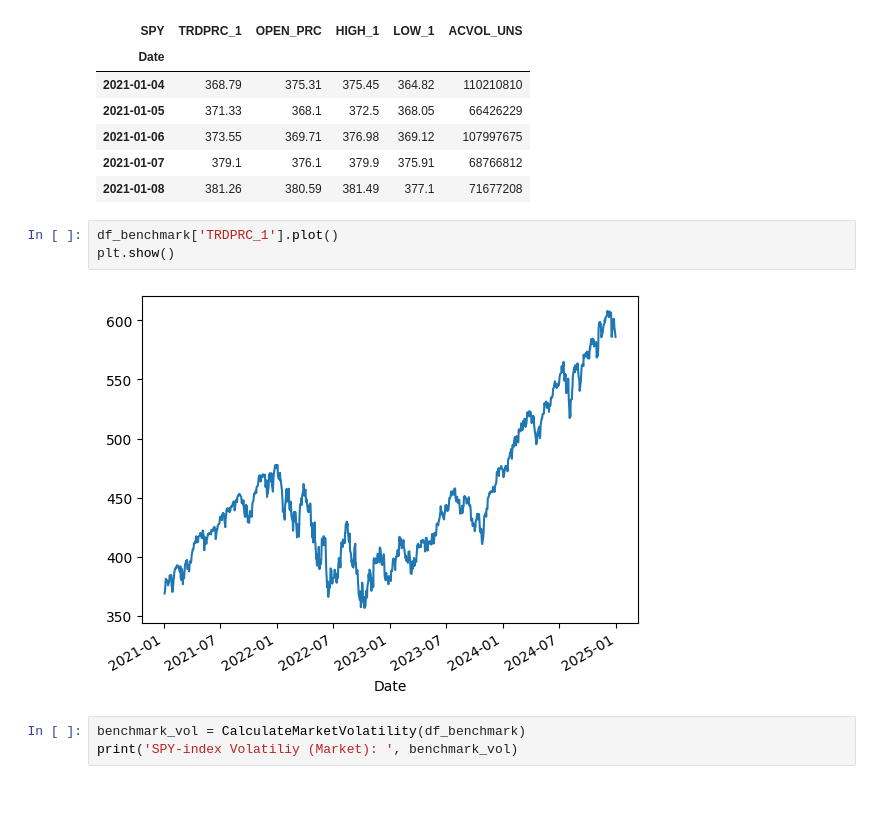
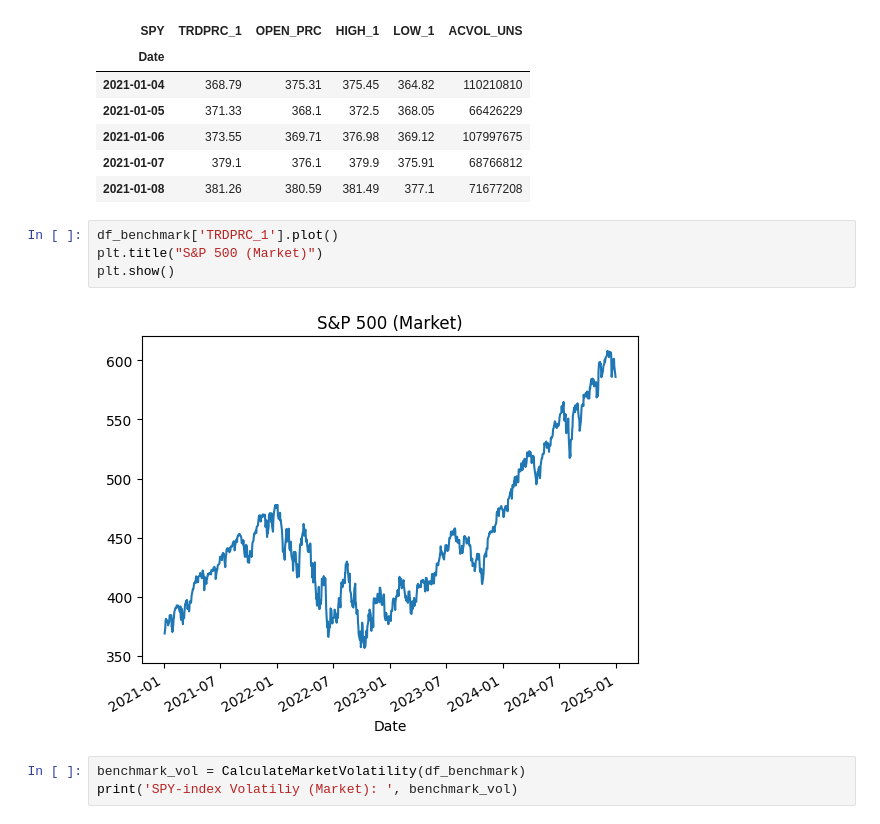
Before and after one commit to AlikMon88/ML-Pairs-Open, a Jupyter notebook: Research/research.ipynb, the cells around one changed output. Cells and saved outputs as stored; diff of their text form; blank space fills up the shorter version.

```diff
--- a/Research/research.ipynb
+++ b/Research/research.ipynb
@@ -529,9 +492,10 @@ df_benchmark.head(5)
 | 2021-01-08 | 381.26 | 380.59 | 381.49 | 377.1 | 71677208 |
 # %%
 df_benchmark['TRDPRC_1'].plot()
+plt.title("S&P 500 (Market)")
 plt.show()
 # %% [output]
-[figure, old version]
+[figure, new version]
 # %%
 benchmark_vol = CalculateMarketVolatility(df_benchmark)
 print('SPY-index Volatiliy (Market): ', benchmark_vol)
```
Also changed, not shown: parts of 17 cells of this notebook, 3 other files.
